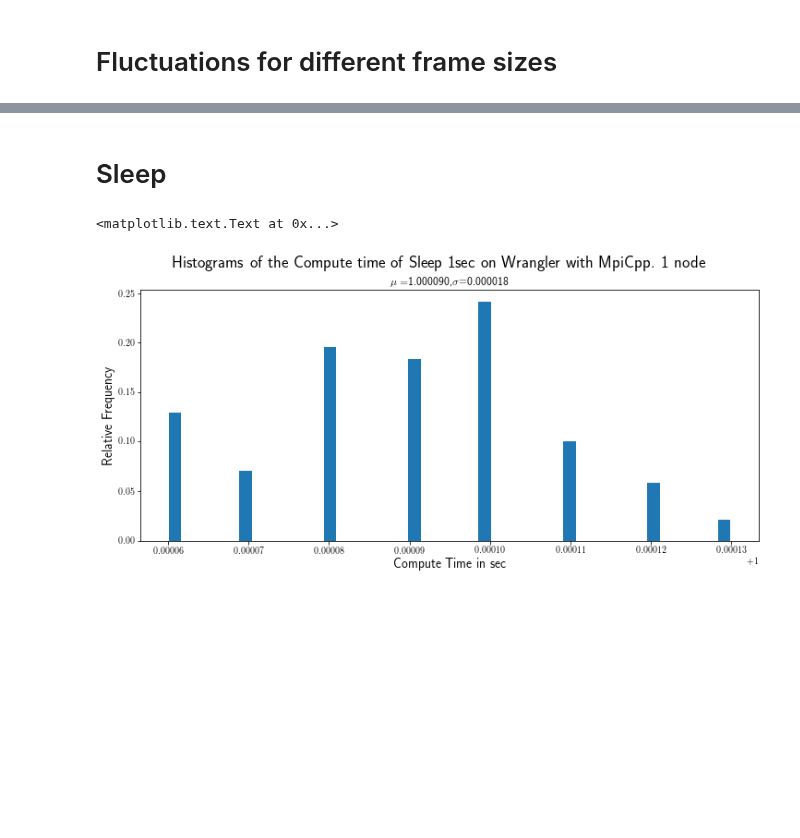
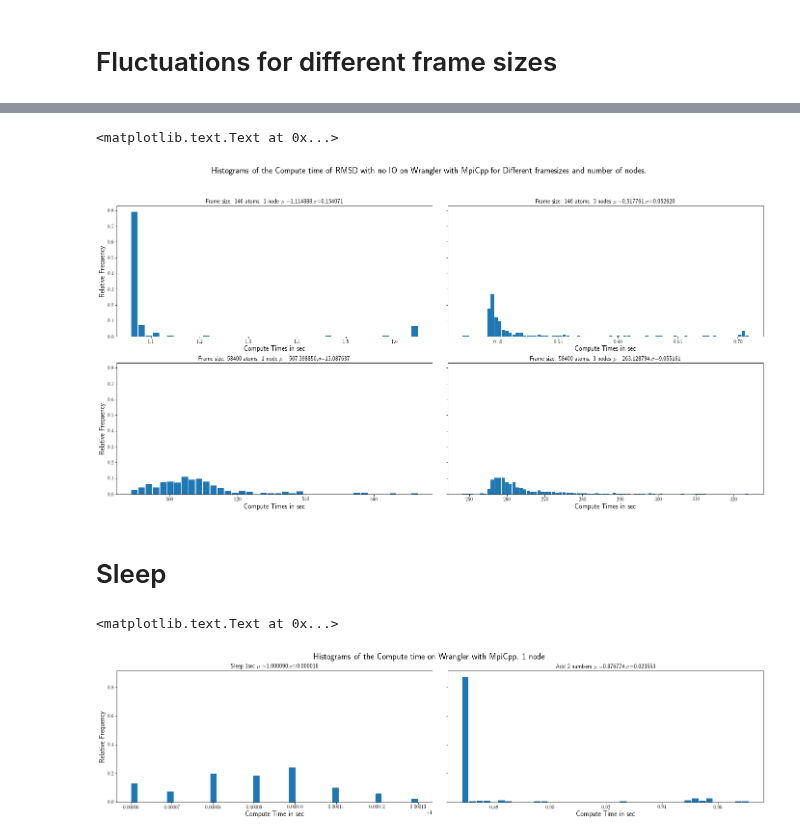
Before and after one commit to radical-experiments/midas_exps, a Jupyter notebook: RMSD-MDAnalysis/MPIc++Fluctuations.ipynb, the cells around one changed output, grey strips where cells are left out. Saved outputs shown, nothing was run; the diff lists cells and outputs as text; code cells hidden in the pictures; blank space fills up the shorter version.

Commit message:
more data

```diff
--- a/RMSD-MDAnalysis/MPIc++Fluctuations.ipynb
+++ b/RMSD-MDAnalysis/MPIc++Fluctuations.ipynb
@@ -237,18 +237,61 @@ axes[1,0].set_ylabel('Relative Frequency',fontsize=14)
+# %%
+histWranglerMpiCpp1,edgesWranglerMpiCpp1,meanWranglerMpiCpp1,stdWranglerMpiCpp1,_,_ = task_hist(df=wrangler_mpicppx1,node=1,bins=40,div=1000000.0)
+histWranglerMpiCpp3,edgesWranglerMpiCpp3,meanWranglerMpiCpp3,stdWranglerMpiCpp3,_,_ = task_hist(df=wrangler_mpicppx1,node=3,bins=80,div=1000000.0)
+hist400WranglerMpiCpp1,edges400WranglerMpiCpp1,mean400WranglerMpiCpp1,std400WranglerMpiCpp1,_,_ = task_hist(df=wrangler_mpicppx400,node=1,bins=40,div=1000000.0)
+hist400WranglerMpiCpp3,edges400WranglerMpiCpp3,mean400WranglerMpiCpp3,std400WranglerMpiCpp3,_,_ = task_hist(df=wrangler_mpicppx400,node=3,bins=80,div=1000000.0)
+
+widthWranglerMpiCpp1 = 0.9 * (edgesWranglerMpiCpp1[1] - edgesWranglerMpiCpp1[0])
+centerWranglerMpiCpp1 = (edgesWranglerMpiCpp1[:-1] + edgesWranglerMpiCpp1[1:]) / 2
+widthWranglerMpiCpp3 = 0.9 * (edgesWranglerMpiCpp3[1] - edgesWranglerMpiCpp3[0])
+centerWranglerMpiCpp3 = (edgesWranglerMpiCpp3[:-1] + edgesWranglerMpiCpp3[1:]) / 2
+width400WranglerMpiCpp1 = 0.9 * (edges400WranglerMpiCpp1[1] - edges400WranglerMpiCpp1[0])
+center400WranglerMpiCpp1 = (edges400WranglerMpiCpp1[:-1] + edges400WranglerMpiCpp1[1:]) / 2
+width400WranglerMpiCpp3 = 0.9 * (edges400WranglerMpiCpp3[1] - edges400WranglerMpiCpp3[0])
+center400WranglerMpiCpp3 = (edges400WranglerMpiCpp3[:-1] + edges400WranglerMpiCpp3[1:]) / 2
+
+fig,axes = plt.subplots(nrows=2,ncols=2, sharex=False,sharey=True,figsize=[24,11],gridspec_kw={'wspace':0.05})
+axes[0,0].bar(centerWranglerMpiCpp1, histWranglerMpiCpp1, align='center', width=widthWranglerMpiCpp1)
+axes[0,1].bar(centerWranglerMpiCpp3, histWranglerMpiCpp3, align='center', width=widthWranglerMpiCpp3)
+axes[1,0].bar(center400WranglerMpiCpp1, hist400WranglerMpiCpp1, align='center', width=width400WranglerMpiCpp1)
+axes[1,1].bar(center400WranglerMpiCpp3, hist400WranglerMpiCpp3, align='center', width=width400WranglerMpiCpp3)
+axes[0,0].set_xlabel('Compute Times in sec', fontsize=14)
+axes[0,1].set_xlabel('Compute Times in sec',fontsize=14)
+axes[1,0].set_xlabel('Compute Times in sec', fontsize=14)
+axes[1,1].set_xlabel('Compute Times in sec',fontsize=14)
+axes[0,0].set_ylabel('Relative Frequency',fontsize=14)
+axes[1,0].set_ylabel('Relative Frequency',fontsize=14)
+fig.suptitle('Histograms of the Compute time of RMSD with no IO on Wrangler with MpiCpp for Different framesizes and number of nodes.',fontsize=18)
+axes[0,0].set_title('Frame size: 146 atoms. 1 node $\mu=$%f,$\sigma$=%f'%(meanWranglerMpiCpp1,stdWranglerMpiCpp1),fontsize=12)
+axes[0,1].set_title('Frame size: 146 atoms. 3 nodes $\mu=$%f,$\sigma$=%f'%(meanWranglerMpiCpp3,stdWranglerMpiCpp3),fontsize=12)
+axes[1,0].set_title('Frame size: 58400 atoms. 1 node $\mu=$%f,$\sigma$=%f'%(mean400WranglerMpiCpp1,std400WranglerMpiCpp1),fontsize=12)
+axes[1,1].set_title('Frame size: 58400 atoms. 3 nodes $\mu=$%f,$\sigma$=%f'%(mean400WranglerMpiCpp3,std400WranglerMpiCpp3),fontsize=12)
+# %% [output]
+<matplotlib.text.Text at 0x...>
+[figure, added]
 # %% [markdown]
 # Sleep
 # %%
 wrangler_mpicppx1 = pd.DataFrame.from_csv('stragglers/tidy_data/wrangler_mpic++_sleepx1.csv').drop(['Framework'],axis=1)
 histWranglerMpiCpp1,edgesWranglerMpiCpp1,meanWranglerMpiCpp1,stdWranglerMpiCpp1,_,_ = task_hist(df=wrangler_mpicppx1,node=1,bins=40,div=1000000.0)
 
 widthWranglerMpiCpp1 = 0.9 * (edgesWranglerMpiCpp1[1] - edgesWranglerMpiCpp1[0])
 centerWranglerMpiCpp1 = (edgesWranglerMpiCpp1[:-1] + edgesWranglerMpiCpp1[1:]) / 2
 
-fig,axes = plt.subplots(nrows=1,ncols=1, sharex=False,sharey=True,figsize=[12,5],gridspec_kw={'wspace':0.05})
-axes.bar(centerWranglerMpiCpp1, histWranglerMpiCpp1, align='center', width=widthWranglerMpiCpp1)
-fig.suptitle('Histograms of the Compute time of Sleep 1sec on Wrangler with MpiCpp. 1 node',fontsize=18)
-axes.set_title('$\mu=$%f,$\sigma$=%f'%(meanWranglerMpiCpp1,stdWranglerMpiCpp1),fontsize=12)
-axes.set_xlabel('Compute Time in sec', fontsize=14)
-axes.set_ylabel('Relative Frequency',fontsize=14)
+wrangler_mpicpp2x1 = pd.DataFrame.from_csv('stragglers/tidy_data/wrangler_mpic++_addx1.csv').drop(['Framework'],axis=1)
+histWranglerMpiCpp2,edgesWranglerMpiCpp2,meanWranglerMpiCpp2,stdWranglerMpiCpp2,_,_ = task_hist(df=wrangler_mpicpp2x1,node=1,bins=40,div=1000000.0)
+
+widthWranglerMpiCpp2 = 0.9 * (edgesWranglerMpiCpp2[1] - edgesWranglerMpiCpp2[0])
+centerWranglerMpiCpp2 = (edgesWranglerMpiCpp2[:-1] + edgesWranglerMpiCpp2[1:]) / 2
+
+fig,axes = plt.subplots(nrows=1,ncols=2, sharex=False,sharey=True,figsize=[24,5],gridspec_kw={'wspace':0.05})
+axes[0].bar(centerWranglerMpiCpp1, histWranglerMpiCpp1, align='center', width=widthWranglerMpiCpp1)
+axes[1].bar(centerWranglerMpiCpp2, histWranglerMpiCpp2, align='center', width=widthWranglerMpiCpp2)
+fig.suptitle('Histograms of the Compute time on Wrangler with MpiCpp. 1 node',fontsize=18)
+axes[0].set_title('Sleep 1sec $\mu=$%f,$\sigma$=%f'%(meanWranglerMpiCpp1,stdWranglerMpiCpp1),fontsize=12)
+axes[1].set_title('Add 2 numbers $\mu=$%f,$\sigma$=%f'%(meanWranglerMpiCpp2,stdWranglerMpiCpp2),fontsize=12)
+axes[0].set_xlabel('Compute Time in sec', fontsize=14)
+axes[1].set_xlabel('Compute Time in sec', fontsize=14)
+axes[0].set_ylabel('Relative Frequency',fontsize=14)
 # %% [output]
 <matplotlib.text.Text at 0x...>
-[figure, old version]
+[figure, new version]
```
Also changed, not shown: parts of 3 cells of this notebook.
